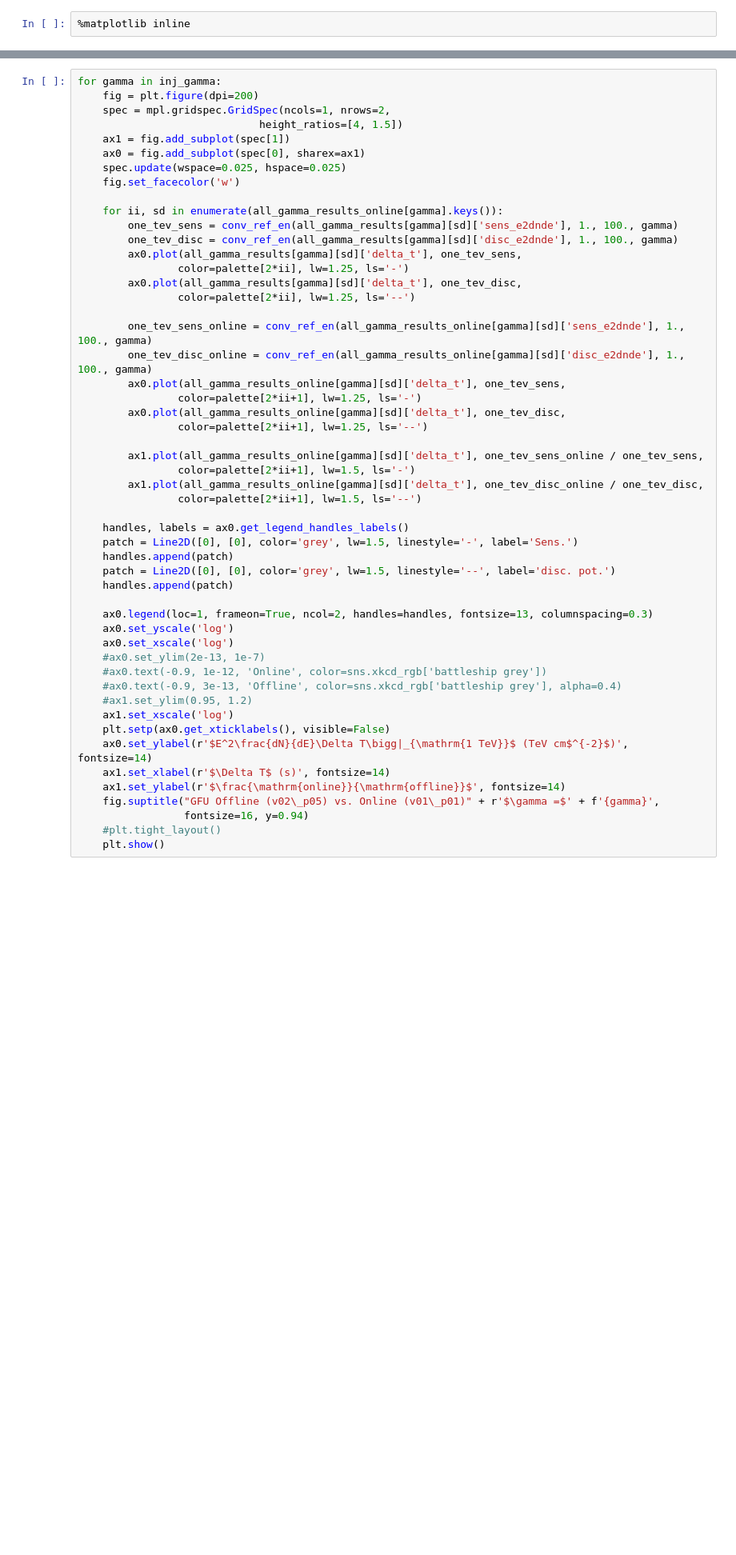
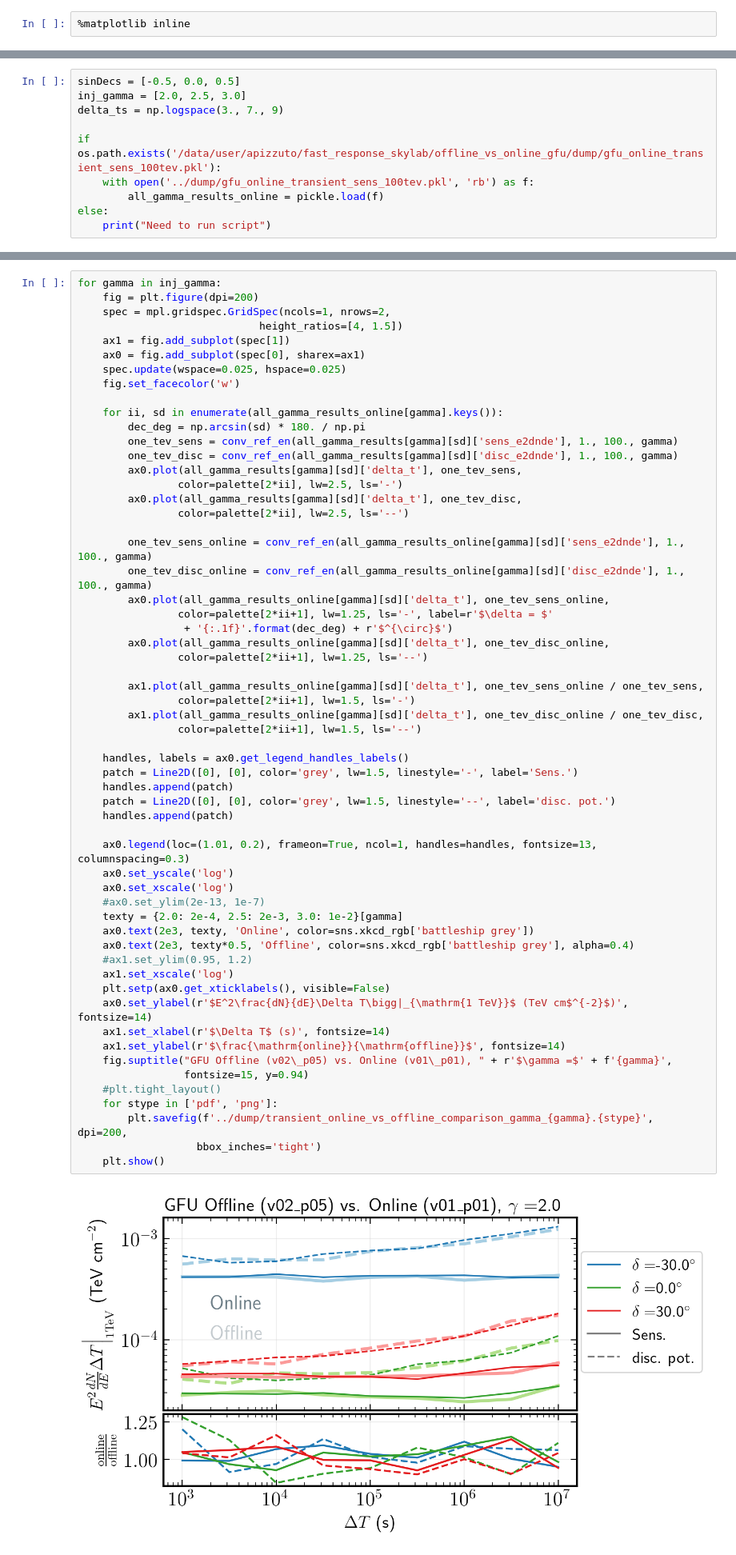
Before and after one commit to apizzuto/online_versus_offline_processing, a Jupyter notebook: notebooks/Transient sensitivity comparison.ipynb, the cells around one changed output, grey strips where cells are left out. Shown: that part at 80% size. Cells and saved outputs as stored; diff of their text form; blank space fills up the shorter version.

Commit message:
delete extra cells, make plots

```diff
--- a/notebooks/Transient sensitivity comparison.ipynb
+++ b/notebooks/Transient sensitivity comparison.ipynb
@@ -230,3 +55,13 @@ else:
+# %%
+sinDecs = [-0.5, 0.0, 0.5]
+inj_gamma = [2.0, 2.5, 3.0]
+delta_ts = np.logspace(3., 7., 9)
+
+if os.path.exists('/data/user/apizzuto/fast_response_skylab/offline_vs_online_gfu/dump/gfu_online_transient_sens_100tev.pkl'):
+    with open('../dump/gfu_online_transient_sens_100tev.pkl', 'rb') as f:
+        all_gamma_results_online = pickle.load(f)
+else:
+    print("Need to run script")
 # %%
 for gamma in inj_gamma:
     fig = plt.figure(dpi=200)
@@ -255,44 +94,52 @@ for gamma in inj_gamma:
     fig.set_facecolor('w')
 
     for ii, sd in enumerate(all_gamma_results_online[gamma].keys()):
+        dec_deg = np.arcsin(sd) * 180. / np.pi
         one_tev_sens = conv_ref_en(all_gamma_results[gamma][sd]['sens_e2dnde'], 1., 100., gamma)
         one_tev_disc = conv_ref_en(all_gamma_results[gamma][sd]['disc_e2dnde'], 1., 100., gamma)
         ax0.plot(all_gamma_results[gamma][sd]['delta_t'], one_tev_sens,
-                color=palette[2*ii], lw=1.25, ls='-')
+                color=palette[2*ii], lw=2.5, ls='-')
         ax0.plot(all_gamma_results[gamma][sd]['delta_t'], one_tev_disc,
-                color=palette[2*ii], lw=1.25, ls='--')
+                color=palette[2*ii], lw=2.5, ls='--')
 
         one_tev_sens_online = conv_ref_en(all_gamma_results_online[gamma][sd]['sens_e2dnde'], 1., 100., gamma)
         one_tev_disc_online = conv_ref_en(all_gamma_results_online[gamma][sd]['disc_e2dnde'], 1., 100., gamma)
-        ax0.plot(all_gamma_results_online[gamma][sd]['delta_t'], one_tev_sens,
-                color=palette[2*ii+1], lw=1.25, ls='-')
-        ax0.plot(all_gamma_results_online[gamma][sd]['delta_t'], one_tev_disc,
+        ax0.plot(all_gamma_results_online[gamma][sd]['delta_t'], one_tev_sens_online,
+                color=palette[2*ii+1], lw=1.25, ls='-', label=r'$\delta = $'
+                 + '{:.1f}'.format(dec_deg) + r'$^{\circ}$')
+        ax0.plot(all_gamma_results_online[gamma][sd]['delta_t'], one_tev_disc_online,
                 color=palette[2*ii+1], lw=1.25, ls='--')
 
         ax1.plot(all_gamma_results_online[gamma][sd]['delta_t'], one_tev_sens_online / one_tev_sens,
                 color=palette[2*ii+1], lw=1.5, ls='-')
         ax1.plot(all_gamma_results_online[gamma][sd]['delta_t'], one_tev_disc_online / one_tev_disc,
                 color=palette[2*ii+1], lw=1.5, ls='--')
 
     handles, labels = ax0.get_legend_handles_labels()
     patch = Line2D([0], [0], color='grey', lw=1.5, linestyle='-', label='Sens.')
     handles.append(patch)
     patch = Line2D([0], [0], color='grey', lw=1.5, linestyle='--', label='disc. pot.')
     handles.append(patch)
 
-    ax0.legend(loc=1, frameon=True, ncol=2, handles=handles, fontsize=13, columnspacing=0.3)
+    ax0.legend(loc=(1.01, 0.2), frameon=True, ncol=1, handles=handles, fontsize=13, columnspacing=0.3)
     ax0.set_yscale('log')
     ax0.set_xscale('log')
     #ax0.set_ylim(2e-13, 1e-7)
-    #ax0.text(-0.9, 1e-12, 'Online', color=sns.xkcd_rgb['battleship grey'])
-    #ax0.text(-0.9, 3e-13, 'Offline', color=sns.xkcd_rgb['battleship grey'], alpha=0.4)
+    texty = {2.0: 2e-4, 2.5: 2e-3, 3.0: 1e-2}[gamma]
+    ax0.text(2e3, texty, 'Online', color=sns.xkcd_rgb['battleship grey'])
+    ax0.text(2e3, texty*0.5, 'Offline', color=sns.xkcd_rgb['battleship grey'], alpha=0.4)
     #ax1.set_ylim(0.95, 1.2)
     ax1.set_xscale('log')
     plt.setp(ax0.get_xticklabels(), visible=False)
     ax0.set_ylabel(r'$E^2\frac{dN}{dE}\Delta T\bigg|_{\mathrm{1 TeV}}$ (TeV cm$^{-2}$)', fontsize=14)
     ax1.set_xlabel(r'$\Delta T$ (s)', fontsize=14)
     ax1.set_ylabel(r'$\frac{\mathrm{online}}{\mathrm{offline}}$', fontsize=14)
-    fig.suptitle("GFU Offline (v02\_p05) vs. Online (v01\_p01)" + r'$\gamma =$' + f'{gamma}',
-                 fontsize=16, y=0.94)
+    fig.suptitle("GFU Offline (v02\_p05) vs. Online (v01\_p01), " + r'$\gamma =$' + f'{gamma}',
+                 fontsize=15, y=0.94)
     #plt.tight_layout()
+    for stype in ['pdf', 'png']:
+        plt.savefig(f'../dump/transient_online_vs_offline_comparison_gamma_{gamma}.{stype}', dpi=200,
+                   bbox_inches='tight')
     plt.show()
+# %% [output]
+[figure, added]
```
Also changed, not shown: parts of 13 cells of this notebook.
